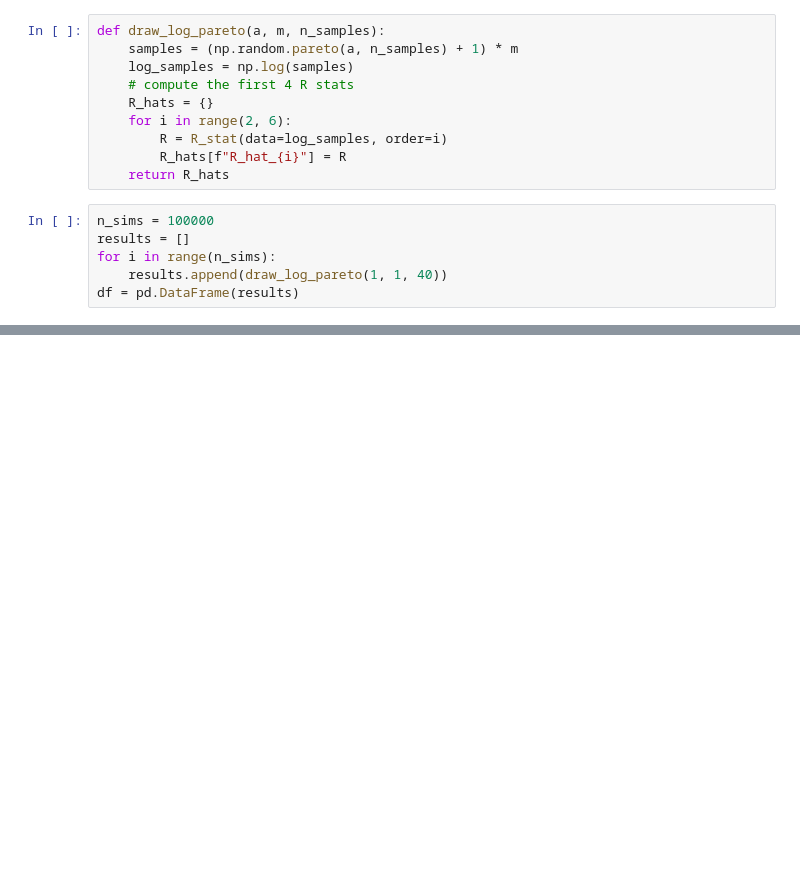
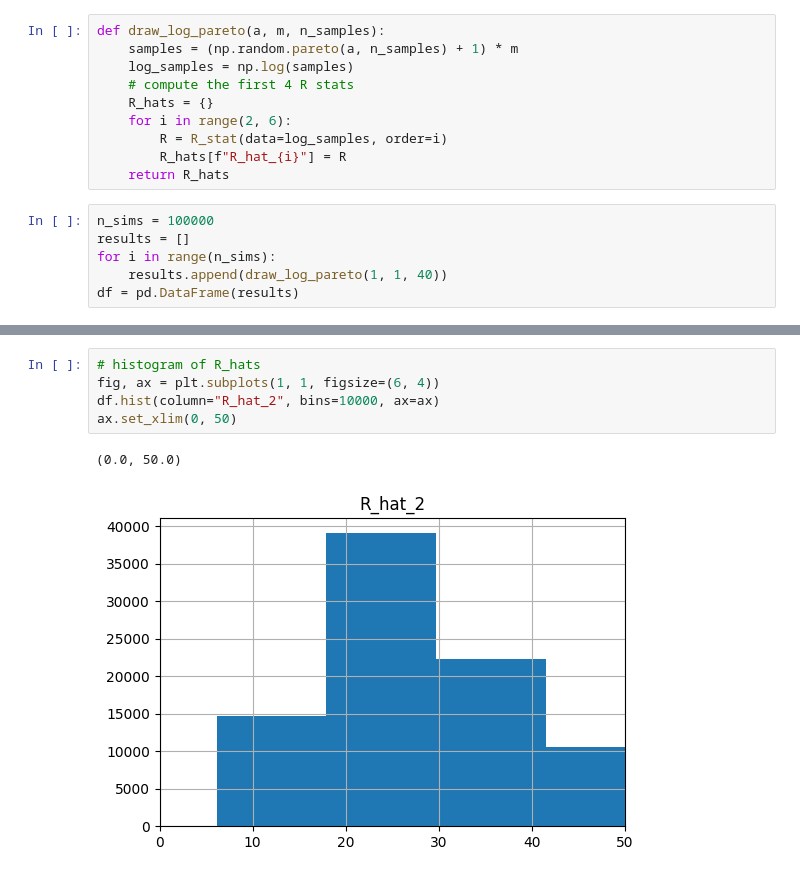
Before and after one commit to plhocker/top_wealth_thesis, a Jupyter notebook: Notebooks/test_r_stat.ipynb, the cells around one changed output, grey strips where cells are left out. Saved outputs shown, nothing was run; the diff lists cells and outputs as text; blank space fills up the shorter version.

```diff
--- a/Notebooks/test_r_stat.ipynb
+++ b/Notebooks/test_r_stat.ipynb
@@ -63,0 +119,8 @@ quantiles
+# %%
+# histogram of R_hats
+fig, ax = plt.subplots(1, 1, figsize=(6, 4))
+df.hist(column="R_hat_2", bins=10000, ax=ax)
+ax.set_xlim(0, 50)
+# %% [output]
+(0.0, 50.0)
+[figure, added]
```
Also changed, not shown: parts of 11 cells of this notebook, 40 other files.
